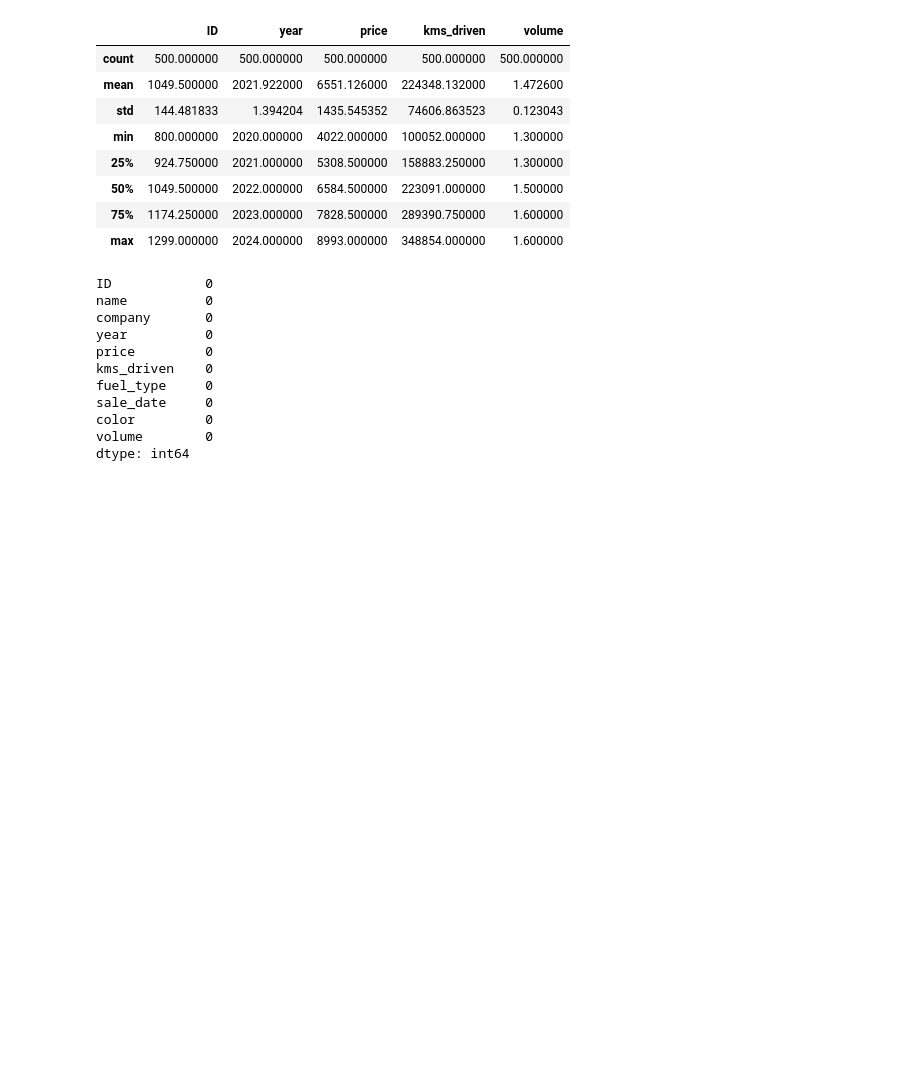
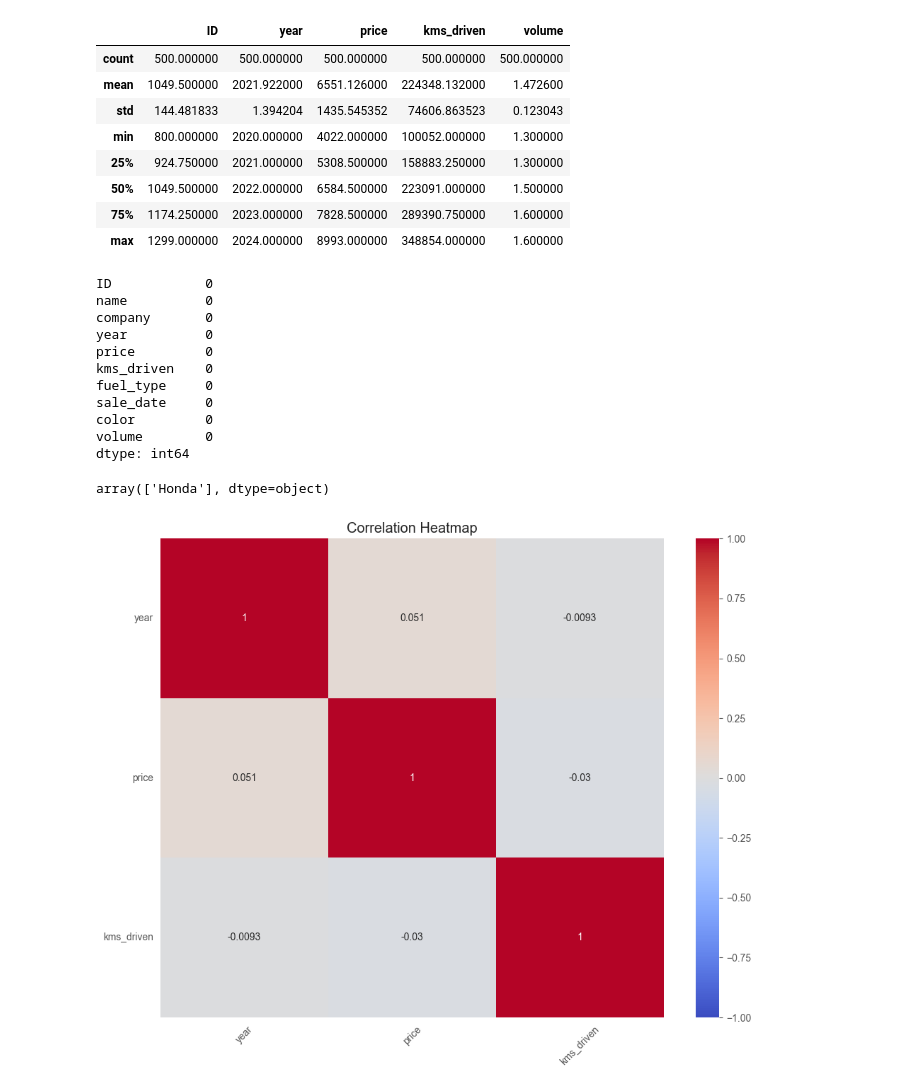
Before and after one commit to kelsinbek/CarsPricePrediction, a Jupyter notebook: analyze_data_with_sale.ipynb, the cells around one changed output. Drawn from its saved outputs; the diff is of its cells as text; code cells hidden in the pictures; blank space fills up the shorter version.

```diff
--- a/analyze_data_with_sale.ipynb
+++ b/analyze_data_with_sale.ipynb
@@ -93,3 +93,24 @@ sale_date     0
 color         0
 volume        0
 dtype: int64
+# %%
+data['company'].unique()
+# %% [output]
+array(['Honda'], dtype=object)
+# %%
+import seaborn as sns
+
+# Вычисление корреляций
+numeric_cols = ['year', 'price', 'kms_driven']
+corr_matrix = data[numeric_cols].corr()
+
+# Построение тепловой карты с помощью Seaborn
+plt.figure(figsize=(10, 8))
+sns.heatmap(corr_matrix, annot=True, cmap='coolwarm', vmin=-1, vmax=1)
+plt.title('Correlation Heatmap')
+plt.xticks(rotation=45)
+plt.yticks(rotation=0)
+plt.tight_layout()
+plt.show()
+# %% [output]
+[figure, added]
```
Also changed, not shown: parts of 7 cells of this notebook, 2 other files.
